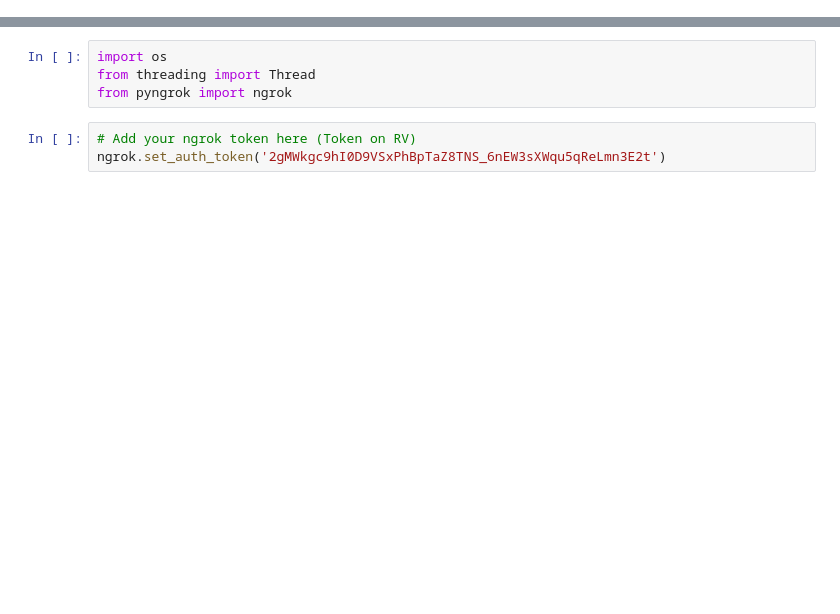
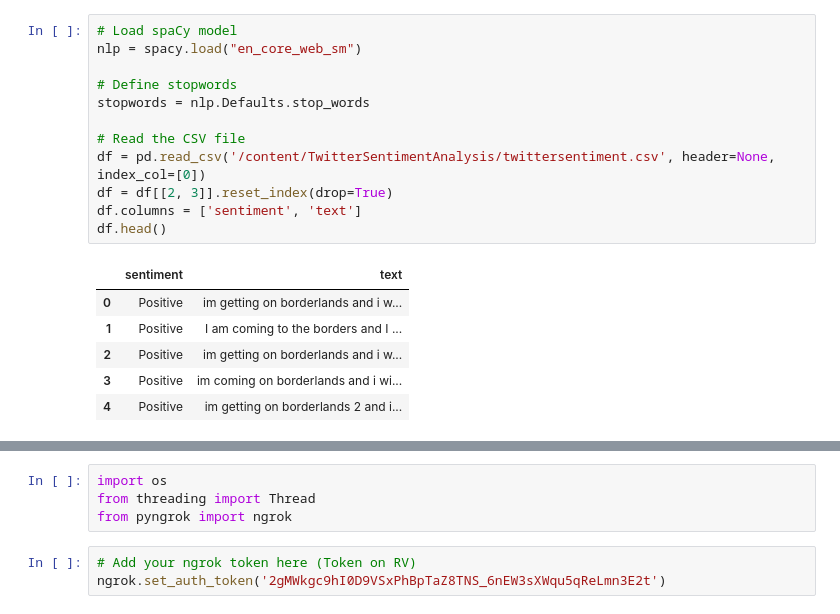
Before and after one commit to RoshaniVijayan/TwitterSentimentAnalysis, a Jupyter notebook: Run_streamlit_app_Colab_ngrok.ipynb, the cells around one changed output, grey strips where cells are left out. Drawn from its saved outputs; the diff is of its cells as text; blank space fills up the shorter version.

```diff
--- a/Run_streamlit_app_Colab_ngrok.ipynb
+++ b/Run_streamlit_app_Colab_ngrok.ipynb
@@ -6,0 +48,19 @@ fatal: destination path 'TwitterSentimentAnalysis' already exists and is not an
+# %%
+# Load spaCy model
+nlp = spacy.load("en_core_web_sm")
+
+# Define stopwords
+stopwords = nlp.Defaults.stop_words
+
+# Read the CSV file
+df = pd.read_csv('/content/TwitterSentimentAnalysis/twittersentiment.csv', header=None, index_col=[0])
+df = df[[2, 3]].reset_index(drop=True)
+df.columns = ['sentiment', 'text']
+df.head()
+# %% [output]
+|  | sentiment | text |
+| 0 | Positive | im getting on borderlands and i w... |
+| 1 | Positive | I am coming to the borders and I ... |
+| 2 | Positive | im getting on borderlands and i w... |
+| 3 | Positive | im coming on borderlands and i wi... |
+| 4 | Positive | im getting on borderlands 2 and i... |
```
Also changed, not shown: parts of 19 cells of this notebook.
